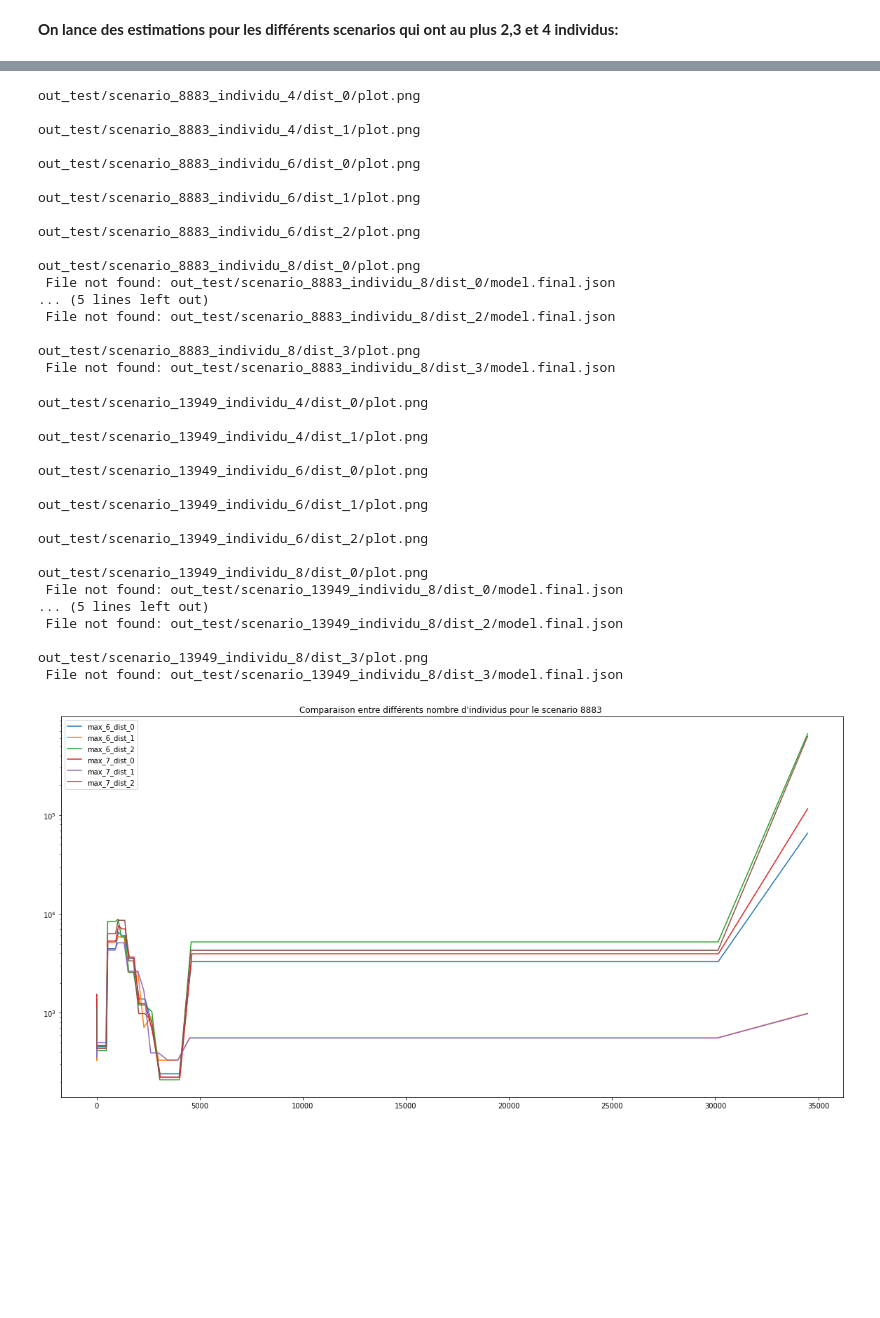
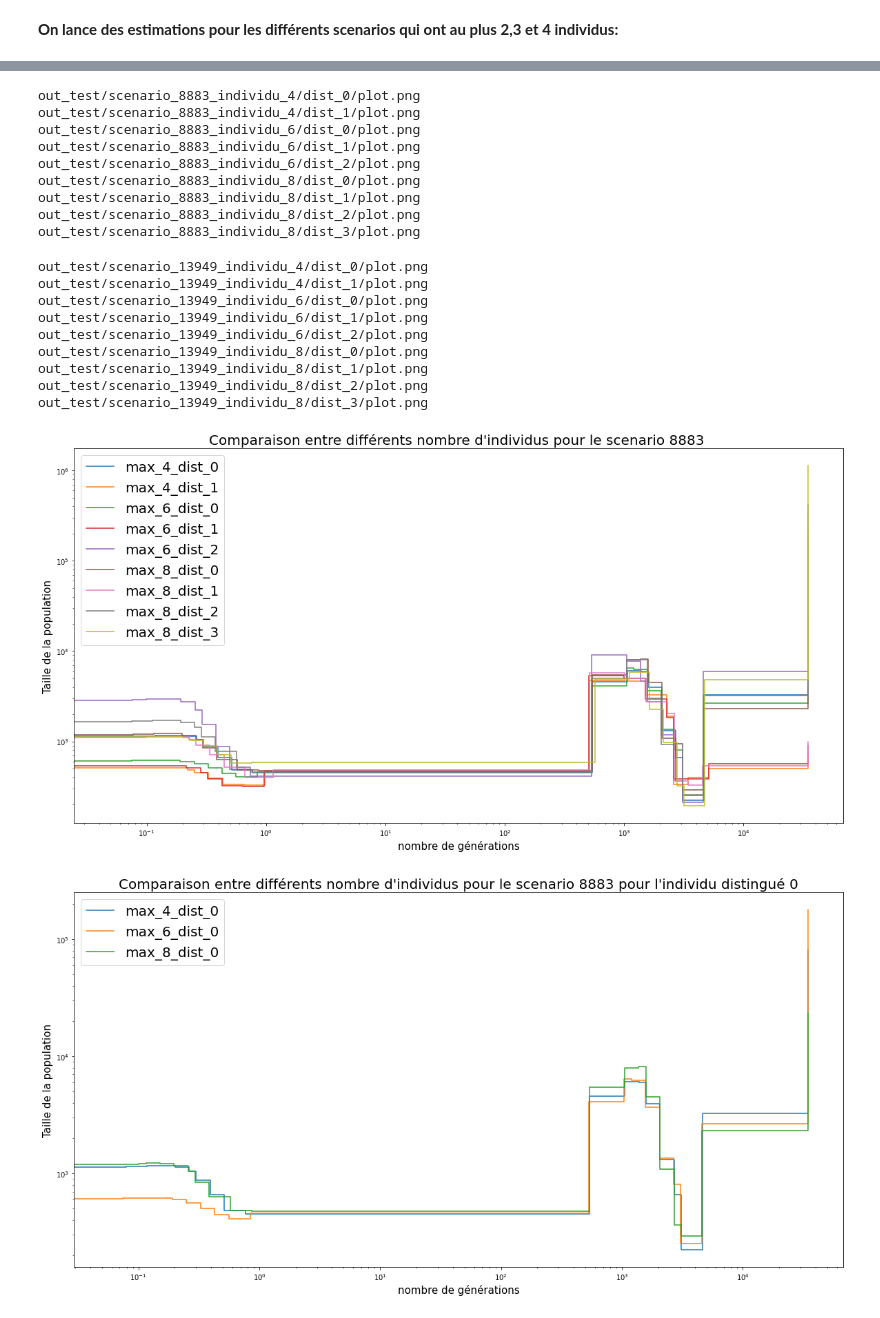
Before and after one commit to jayflora/SMCpp_HDGP, a Jupyter notebook: smc.ipynb, the cells around one changed output, grey strips where cells are left out. Cells and saved outputs as stored; diff of their text form; code cells hidden in the pictures; blank space fills up the shorter version.

```diff
--- a/smc.ipynb
+++ b/smc.ipynb
@@ -1046,41 +1127,25 @@ def run_Estimate_Indiv(scenario,tab_indiv):
 # %%
-run_Estimate_Indiv(scenario,tab_indiv)
+run_Plot_Indiv(scenario,tab_indiv)
 # %% [output]
 out_test/scenario_8883_individu_4/dist_0/plot.png
-
 out_test/scenario_8883_individu_4/dist_1/plot.png
-
 out_test/scenario_8883_individu_6/dist_0/plot.png
-
 out_test/scenario_8883_individu_6/dist_1/plot.png
-
 out_test/scenario_8883_individu_6/dist_2/plot.png
-
 out_test/scenario_8883_individu_8/dist_0/plot.png
- File not found: out_test/scenario_8883_individu_8/dist_0/model.final.json
-... (5 lines left out)
- File not found: out_test/scenario_8883_individu_8/dist_2/model.final.json
-
+out_test/scenario_8883_individu_8/dist_1/plot.png
+out_test/scenario_8883_individu_8/dist_2/plot.png
 out_test/scenario_8883_individu_8/dist_3/plot.png
- File not found: out_test/scenario_8883_individu_8/dist_3/model.final.json
 # %%
-run_Estimate_Indiv(13949,tab_indiv)
+run_Plot_Indiv(13949,tab_indiv)
 # %% [output]
 out_test/scenario_13949_individu_4/dist_0/plot.png
-
 out_test/scenario_13949_individu_4/dist_1/plot.png
-
 out_test/scenario_13949_individu_6/dist_0/plot.png
-
 out_test/scenario_13949_individu_6/dist_1/plot.png
-
 out_test/scenario_13949_individu_6/dist_2/plot.png
-
 out_test/scenario_13949_individu_8/dist_0/plot.png
- File not found: out_test/scenario_13949_individu_8/dist_0/model.final.json
-... (5 lines left out)
- File not found: out_test/scenario_13949_individu_8/dist_2/model.final.json
-
+out_test/scenario_13949_individu_8/dist_1/plot.png
+out_test/scenario_13949_individu_8/dist_2/plot.png
 out_test/scenario_13949_individu_8/dist_3/plot.png
- File not found: out_test/scenario_13949_individu_8/dist_3/model.final.json
 # %%
@@ -1099,4 +1181,8 @@ def plot_Test_scenario(scenario):
 # %%
-plot_Test_scenario(8883)
+plot_Test_scenario(8883,tab_indiv)
 # %% [output]
-[figure, old version]
+[figure, new version]
+# %%
+plot_Test_scenario(8883,tab_indiv,[0],f"Comparaison entre différents nombre d'individus pour le scenario {scenario} pour l'individu distingué 0")
+# %% [output]
+[figure, added]
```
Also changed, not shown: parts of 50 cells of this notebook.
